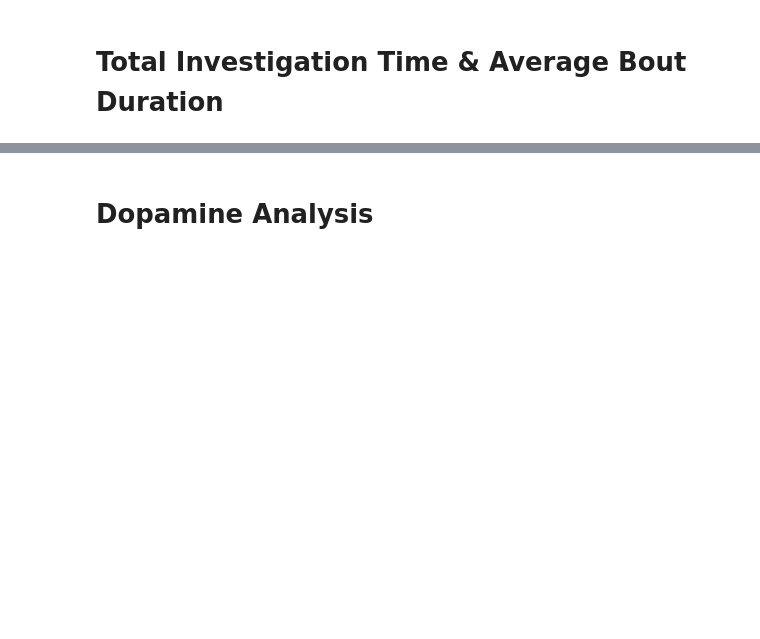
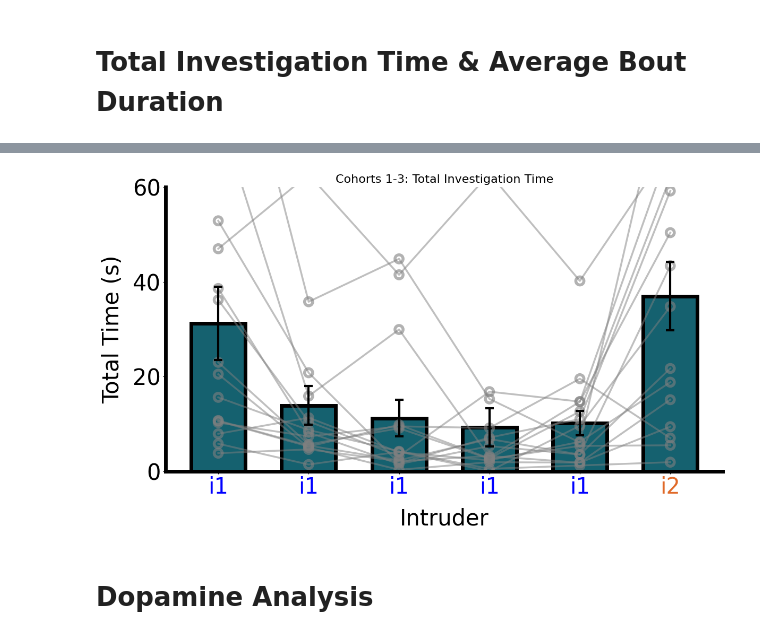
Before and after one commit to padillacoreanolab/Fiber_Photometry, a Jupyter notebook: Hab Dishab/hd_analysis.ipynb, the cells around one changed output, grey strips where cells are left out. Drawn from its saved outputs; the diff is of its cells as text; code cells hidden in the pictures; blank space fills up the shorter version.

```diff
--- a/Hab Dishab/hd_analysis.ipynb
+++ b/Hab Dishab/hd_analysis.ipynb
@@ -142,0 +76,14 @@ plot_y_across_bouts_gray(
+# %%
+desired_bouts = ['s1-1', 's1-2', 's1-3', 's1-4', 's1-5', 's2-1']
+
+dfs = get_trial_dataframes(experiment)
+ready_df = create_subject_summary_df(dfs)
+
+pivot = process_investigation_data(
+    ready_df,
+    behavior_name="Investigation",   # or "Approach" if you prefer
+    gap_threshold=0.3,
+    min_duration=.00000000000000001,
+    desired_bouts=desired_bouts,
+    agg_func='sum'
+)
@@ -143,3 +259,19 @@ plot_y_across_bouts_gray(
+# %%
+plot_y_across_bouts_gray(
+    df=pivot,
+    title="Cohorts 1-3: Total Investigation Time",
+    ylabel="Total Time (s)",
+    custom_xtick_labels=["i1", "i1", "i1", "i1", "i1", "i2"],
+    custom_xtick_colors=["blue", "blue", "blue", "blue", "blue", "#E06928"],
+    ylim=(0, 60),
+    bar_color=brain_region,
+    yticks_increment=20,
+    xlabel="Intruder",
+    figsize=(12,7),
+    pad_inches=0.1
+)
+# %% [output]
+[figure, added]
 # %% [markdown]
 # Dopamine Analysis
 # %% [markdown]
```
Also changed, not shown: parts of 14 cells of this notebook, 6 other files.
